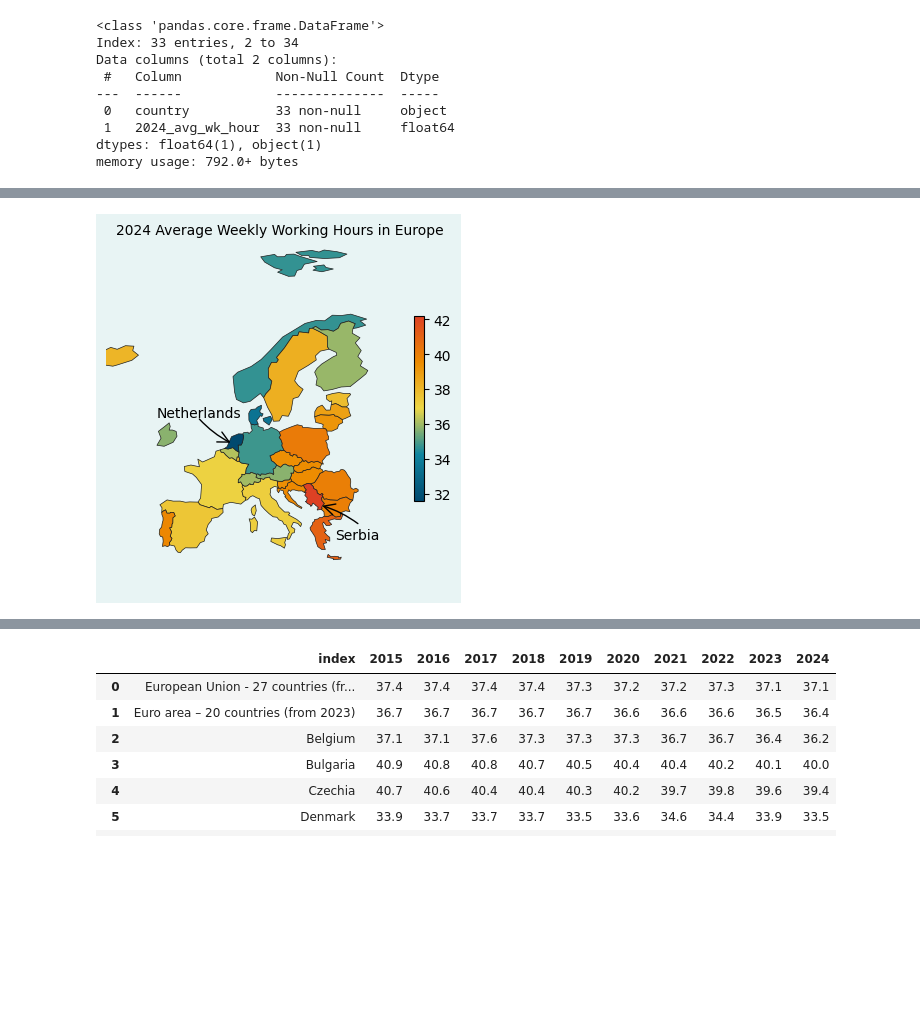
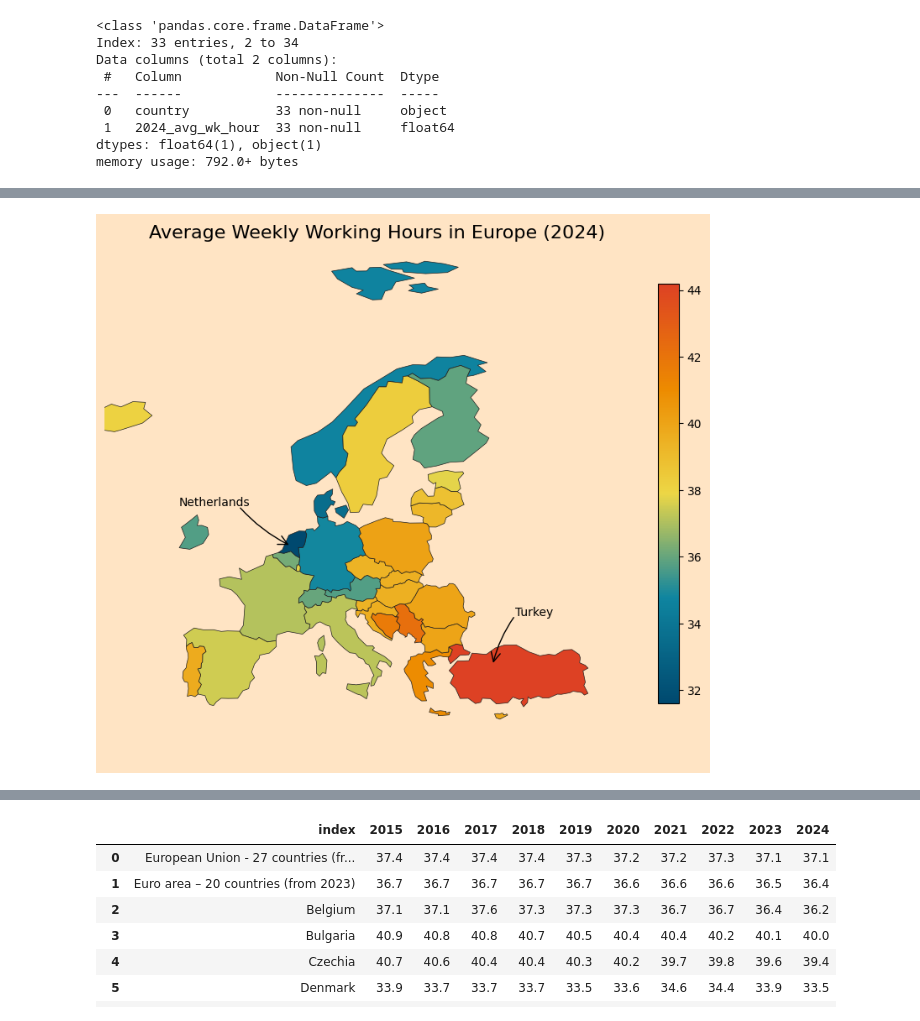
Before and after one commit to tdoan123/data-learning-journey, a Jupyter notebook: Python/Bamboo Weekly/bw_127_wp.ipynb, the cells around one changed output, grey strips where cells are left out. Saved outputs shown, nothing was run; the diff lists cells and outputs as text; code cells hidden in the pictures; blank space fills up the shorter version.

```diff
--- a/Python/Bamboo Weekly/bw_127.ipynb
+++ b/Python/Bamboo Weekly/bw_127_wp.ipynb
@@ -333,3 +333,14 @@ country_df.sort_values(by ='2024_avg_wk_hour')
 | 32 | Bosnia and Herzegovina | 41.7 |
 | 33 | Serbia | 42.2 |
 | 34 | Türkiye | 44.2 |
+# %%
+country_df['country'] = country_df['country'].replace(
+    {'Türkiye':'Turkey',
+     'Bosnia and Herzegovina':'Bosnia and Herz.' }
+)
+
+# df['country_name'] = df['country_name'].replace({
+#     'Netherland': 'Netherlands',
+#     'Germnay': 'Germany',     # example for multiple corrections
+#     'Itlay': 'Italy'
+# })
@@ -354,5 +426,5 @@ europe = world[world['continent'] == 'Europe']
 # %%
-df_merge = europe.merge(
+df_merge = world.merge(
     country_df,
     left_on = 'name',
     right_on = 'country'
@@ -400,9 +492,9 @@ df_merge.sort_values(by="2024_avg_wk_hour" )
 # %%
 plt.style.use("tableau-colorblind10")
-fig, ax = plt.subplots()
+fig, ax = plt.subplots(figsize=(10, 13))
 cmap = load_cmap('Bay', cmap_type='continuous')
-fig.set_facecolor('#e8f4f4')
-# ax.edgecolor = "#1f1f1f"
+fig.set_facecolor('bisque')
+ax.edgecolor = "#1f1f1f"
 
 df_merge.plot(
     ax = ax,
@@ -410,38 +502,38 @@ df_merge.plot(
     linewidth=.5,
     column = '2024_avg_wk_hour',
     legend=True,
     legend_kwds={'shrink':0.5,
                 # 'bbox_to_anchor': (1.05, 0.5),
                 # 'loc': 'center left'
                 },
     cmap= cmap
 )
 ax.text(x= -10, y = 56, s = 'Netherlands',fontname = 'DejaVu Sans' )
 ax_arrow(
     head_position =[5,52],
     tail_position = [-2,56],
     color = 'black',
     radius = 0.1,
     fill_head= False
 )
 
-ax.text(x= 25, y = 38, s = 'Serbia',fontname = 'DejaVu Sans' )
+ax.text(x= 35, y = 45, s = 'Turkey',fontname = 'DejaVu Sans' )
 ax_arrow(
-    head_position =[22,43],
-    tail_position = [30,40],
+    head_position =[32,40],
+    tail_position = [35,45],
     color = 'black',
     radius = 0.1,
     fill_head= False
 )
 
-ax.text(x=-18, y= 83, s='2024 Average Weekly Working Hours in Europe', size=10, fontname = 'DejaVu Sans')
+ax.text(x=-14, y= 83, s='Average Weekly Working Hours in Europe (2024)', size=16, fontname = 'DejaVu Sans')
 ax.axis('off')
 ax.set_xlim(-20)
 ax.set_ylim(30)
 
 plt.show()
 # %% [output]
-[figure, old version]
+[figure, new version]
 # %% [markdown]
 chart idea for this data:
 https://www.matplotlib-journey.com/example/52
```
Also changed, not shown: parts of 20 cells of this notebook.
